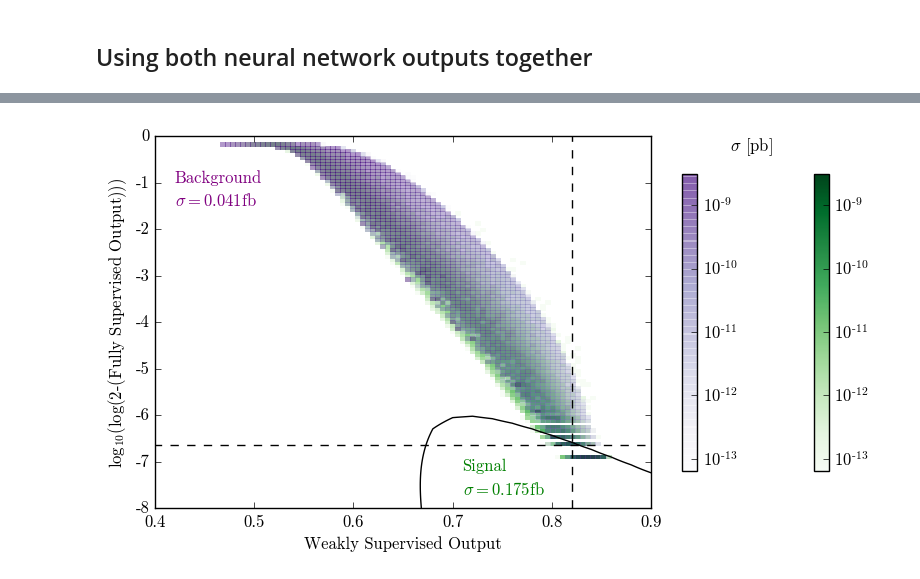
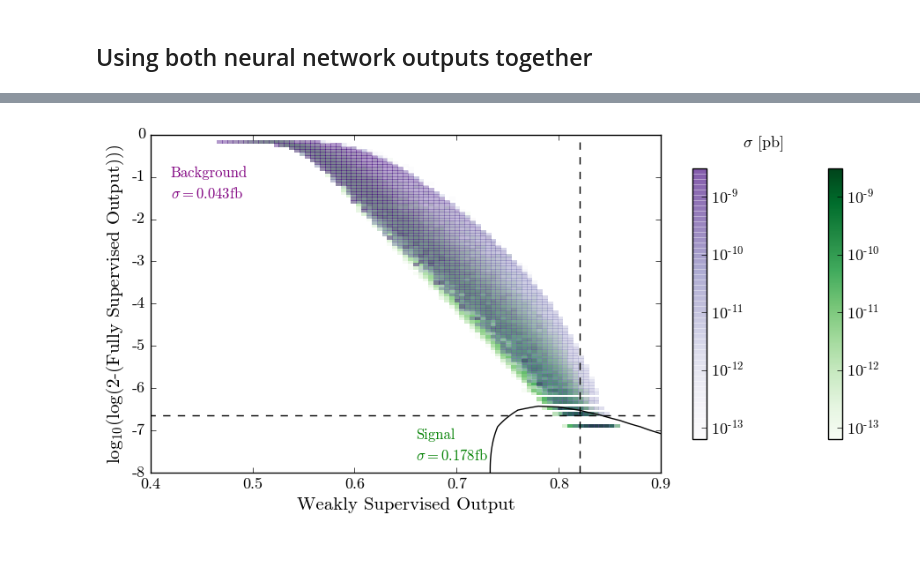
Before and after one commit to bostdiek/PublicWeaklySupervised, a Jupyter notebook: Programs/3rdGen_JetsPlusMet.ipynb, the cells around one changed output, grey strips where cells are left out. Cells and saved outputs as stored; diff of their text form; code cells hidden in the pictures; blank space fills up the shorter version.

```diff
--- a/Programs/3rdGen_JetsPlusMet.ipynb
+++ b/Programs/3rdGen_JetsPlusMet.ipynb
@@ -304,7 +308,7 @@ We see that the Fully supervised network has a slightly beter AUC, but that for
 
 ## Load the weighted events
 # %%
-ZJet_weighted = pd.read_csv('Z_Jets_data_with_weights_1.txt',dtype=float)
+ZJet_weighted = pd.read_csv('../Data/Z_Jets_data_with_weights_1.txt',dtype=float)
 X_z_scaled = scaler1st.transform(ZJet_weighted[x_cols])
 # %%
 # Predictions
@@ -1544,2 +1329,9 @@ ModelSpecifics:  200 0.176046312052 0.0454835489 0.999365343141
-# %%
-CombinedModel.load_weights('CombinedModels/m_b5_058.h5')
+# %%
+CombinedModel.fit(BothX,
+                  BothY,
+                  sample_weight = BothWeights_train,
+                  epochs=5,
+                  verbose=1,
+                  validation_split = 0.001,
+#                   batch_size=1214001/100
+                 )
@@ -1547,7 +1352,7 @@ CombinedModel.load_weights('CombinedModels/m_b5_058.h5')
 GluinoCombinedPreds = CombinedModel.predict_proba(GluinoCombinedX,batch_size=10000)
 BackgroundCombinedPreds = CombinedModel.predict_proba(BackgroundCombinedX,batch_size=10000)
 
-x = np.linspace(3,3.5,1000)
+x = np.linspace(2,2.5,1000)
 xt = []
 y = []
 for xi in x:
@@ -1646,35 +1434,34 @@ fig = plt.figure(figsize=(10,4.8))
 ax = fig.add_subplot(111)
 
 c1 =ax.pcolor(xSig, ySig, hSig,cmap='Greens',norm=colors.LogNorm(vmin= hSig[hSig>0].min(),
                                                                  vmax= hSig.max()),alpha=1)
 c2 =ax.pcolor(xBack, yBack, hBack,cmap='Purples',norm=colors.LogNorm(vmin= hSig[hSig>0].min(),
                                                                      vmax= hSig.max()),alpha=0.4)
 
 
 cbar1=fig.colorbar(c1,shrink=0.8)
 cbar2=fig.colorbar(c2,shrink=0.8)
 
 # plt.contour(xx, yy, Z, cmap="copper",levels=2-np.exp(10**(-1*np.linspace(0,4,10))) )
 plt.contour(xx, yy, Z, levels=[combinedThresh], cmap="Greys_r")
 
 plt.vlines(WeakThreshold_New,-8,1,linestyles='--')
 plt.hlines(np.log10(np.log(2-FullThreshold_New)),-1.5,2.5,linestyles='--')
 plt.text(.98,.0,r'$\sigma$ [pb]',va='top')
 plt.ylim(-8,0)
 plt.yticks(range(-8,1),range(-8,1))
 plt.xlim(.4,.9)
 # plt.yscale('log')
 plt.xlabel('Weakly Supervised Output')
 plt.ylabel(r'log$_{10}$(log(2-(Fully Supervised Output)))')
 plt.text(.42,-1,'Background',color='purple',ha='left',fontsize=12)
-plt.text(.71,-7.2,'Signal',color='green',ha='left',fontsize=12)
+plt.text(.66,-7.2,'Signal',color='green',ha='left',fontsize=12)
 
 plt.text(.42,-1.5,r'$\sigma=$'+'{0:.3f}fb'.format(Background_Combined_XS),color='purple',ha='left',fontsize=12)
-plt.text(.71,-7.7,r'$\sigma=$'+'{0:.3f}fb'.format(Signal_Combined_XS),color='green',ha='left',fontsize=12)
+plt.text(.66,-7.7,r'$\sigma=$'+'{0:.3f}fb'.format(Signal_Combined_XS),color='green',ha='left',fontsize=12)
 # plt.hlines(np.log(2-ThreshFullB01),0,.6,linestyle='--',color='black')
 # plt.vlines(ThreshWeakB01,1e-6,1,linestyle='--',color='black')
 
-plt.savefig('/Users/bryan/Desktop/BothOutputs.pdf',bbox_inches='tight')
-plt.show()
+plt.tight_layout()
 # %% [output]
-[figure, old version]
+[figure, new version]
```
Also changed, not shown: parts of 63 cells of this notebook.
